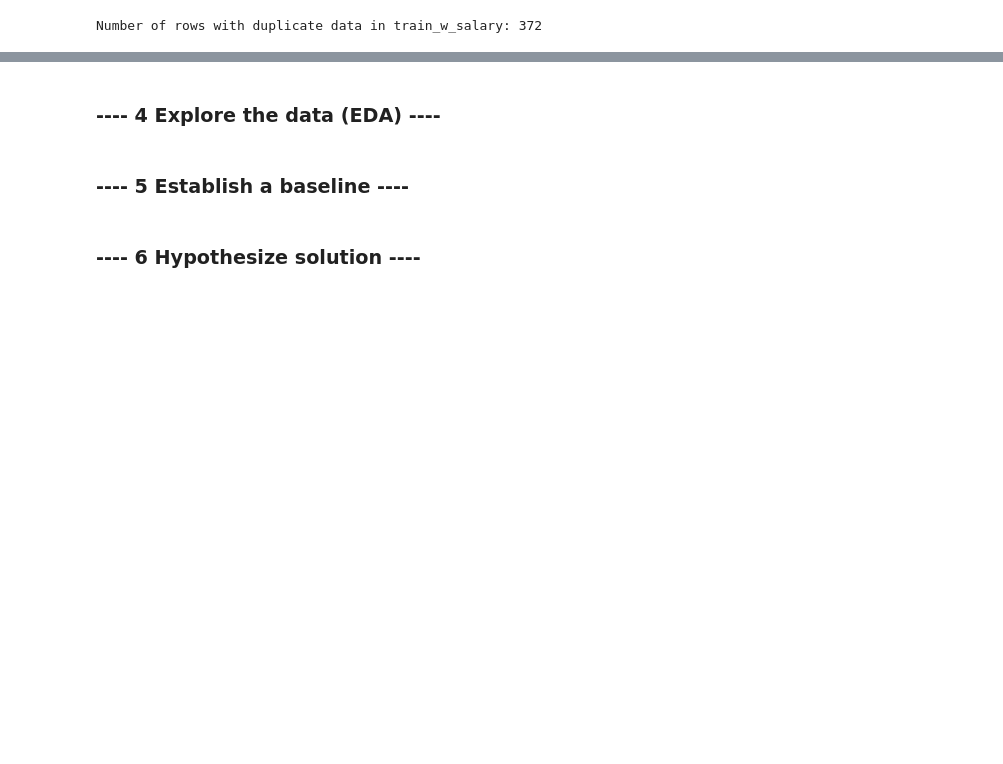
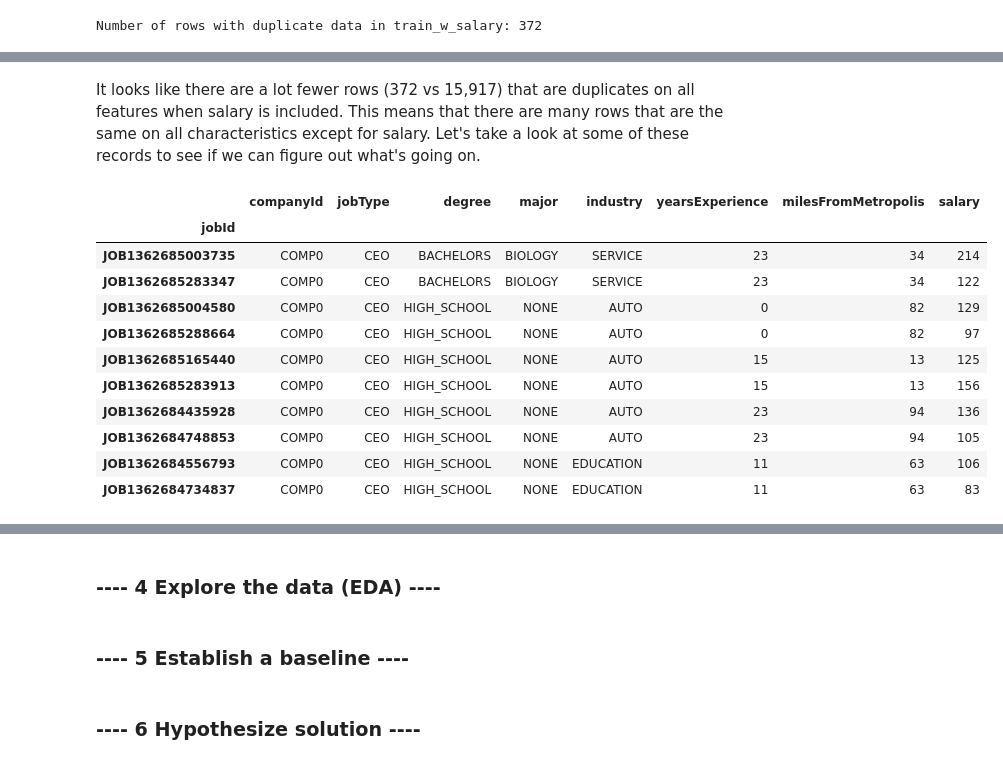
Before and after one commit to stevers28/salarypredictionportfolio, a Jupyter notebook: Salary_Prediction_Notebook.ipynb, the cells around one changed output, grey strips where cells are left out. Saved outputs shown, nothing was run; the diff lists cells and outputs as text; code cells hidden in the pictures; blank space fills up the shorter version.

Commit message:
Updated data cleaning section

```diff
--- a/Salary_Prediction_Notebook.ipynb
+++ b/Salary_Prediction_Notebook.ipynb
@@ -157,0 +122,20 @@ train_w_salary_dups.sort_values(features2)
+# %% [markdown]
+It looks like there are a lot fewer rows (372 vs 15,917) that are duplicates on all features when salary is included. This means that there are many rows that are the same on all characteristics except for salary. Let's take a look at some of these records to see if we can figure out what's going on.
+# %%
+#First 10 records of data that are identical except for jobId and salary
+
+dups_w_salary = train_w_salary[train_feat.duplicated(features,keep=False)]
+dups_w_salary.sort_values(features).head(10)
+# %% [output]
+|  | companyId | jobType | degree | major | industry | yearsExperience | milesFromMetropolis | salary |
+| jobId |  |  |  |  |  |  |  |  |
+| JOB1362685003735 | COMP0 | CEO | BACHELORS | BIOLOGY | SERVICE | 23 | 34 | 214 |
+| JOB1362685283347 | COMP0 | CEO | BACHELORS | BIOLOGY | SERVICE | 23 | 34 | 122 |
+| JOB1362685004580 | COMP0 | CEO | HIGH_SCHOOL | NONE | AUTO | 0 | 82 | 129 |
+| JOB1362685288664 | COMP0 | CEO | HIGH_SCHOOL | NONE | AUTO | 0 | 82 | 97 |
+| JOB1362685165440 | COMP0 | CEO | HIGH_SCHOOL | NONE | AUTO | 15 | 13 | 125 |
+| JOB1362685283913 | COMP0 | CEO | HIGH_SCHOOL | NONE | AUTO | 15 | 13 | 156 |
+| JOB1362684435928 | COMP0 | CEO | HIGH_SCHOOL | NONE | AUTO | 23 | 94 | 136 |
+| JOB1362684748853 | COMP0 | CEO | HIGH_SCHOOL | NONE | AUTO | 23 | 94 | 105 |
+| JOB1362684556793 | COMP0 | CEO | HIGH_SCHOOL | NONE | EDUCATION | 11 | 63 | 106 |
+| JOB1362684734837 | COMP0 | CEO | HIGH_SCHOOL | NONE | EDUCATION | 11 | 63 | 83 |
```
Also changed, not shown: parts of 15 cells of this notebook.
